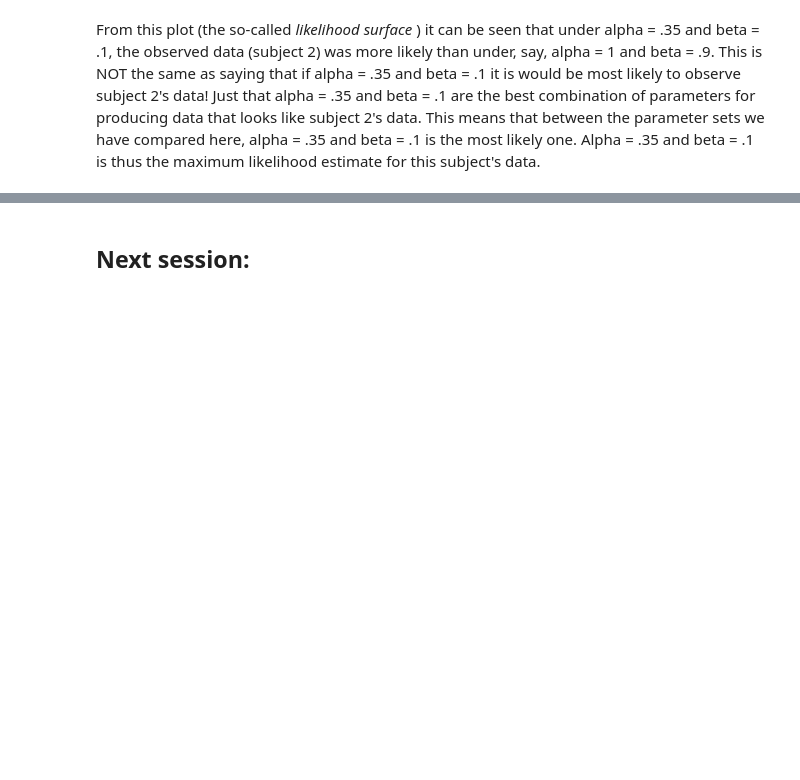
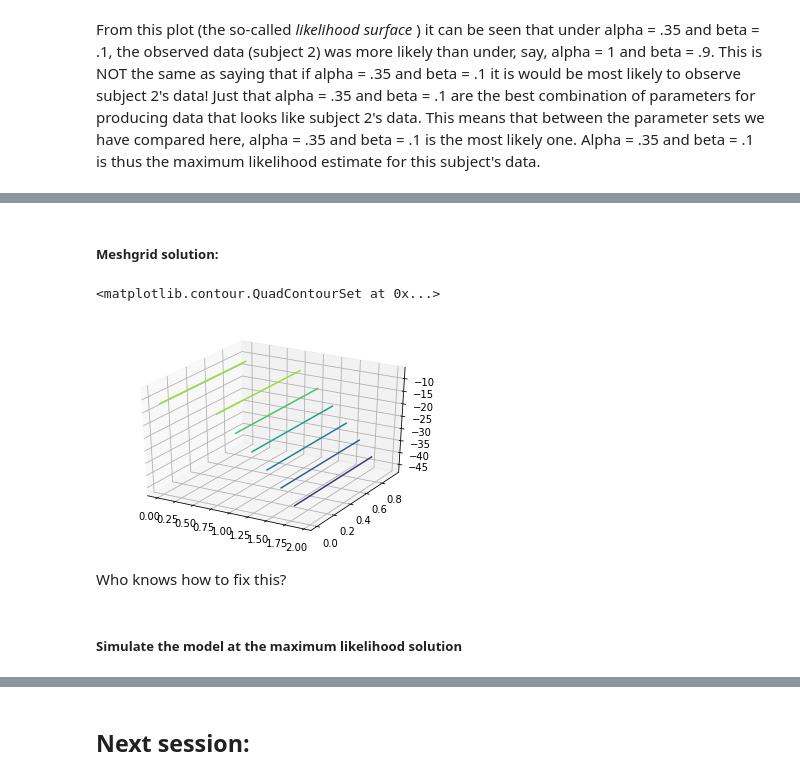
Before and after one commit to jeroenvanbaar/Computational_modeling_tutorial, a Jupyter notebook: 3.Choice_rules_and_likelihood.ipynb, the cells around one changed output, grey strips where cells are left out. Saved outputs shown, nothing was run; the diff lists cells and outputs as text; code cells hidden in the pictures; blank space fills up the shorter version.

Commit message:
Updated 3d plot in notebook 3

```diff
--- a/3.Choice_rules_and_likelihood.ipynb
+++ b/3.Choice_rules_and_likelihood.ipynb
@@ -306,0 +317,20 @@ If anyone can find a colormap that brings out the interesting part of the likeli
+# %% [markdown]
+##### Meshgrid solution:
+# %%
+alpha = np.unique(loglike_results['alpha'].values)
+beta = np.unique(loglike_results['beta'].values)
+ALPHA, BETA = np.meshgrid(alpha, beta)
+Z = np.mat(loglike_results['loglike'])
+Z = Z.reshape(len(alpha), len(beta))
+Z = [[loglike_results.query('alpha == @i and beta == @j')['loglike'].iloc[0]
+      for i in alpha] for j in beta]
+fig = plt.figure()
+ax = plt.axes(projection='3d')
+ax.contour3D(ALPHA, BETA, np.array(Z))
+# %% [output]
+<matplotlib.contour.QuadContourSet at 0x...>
+[figure, added]
+# %% [markdown]
+Who knows how to fix this?
+# %% [markdown]
+##### Simulate the model at the maximum likelihood solution
```
Also changed, not shown: parts of 24 cells of this notebook.
